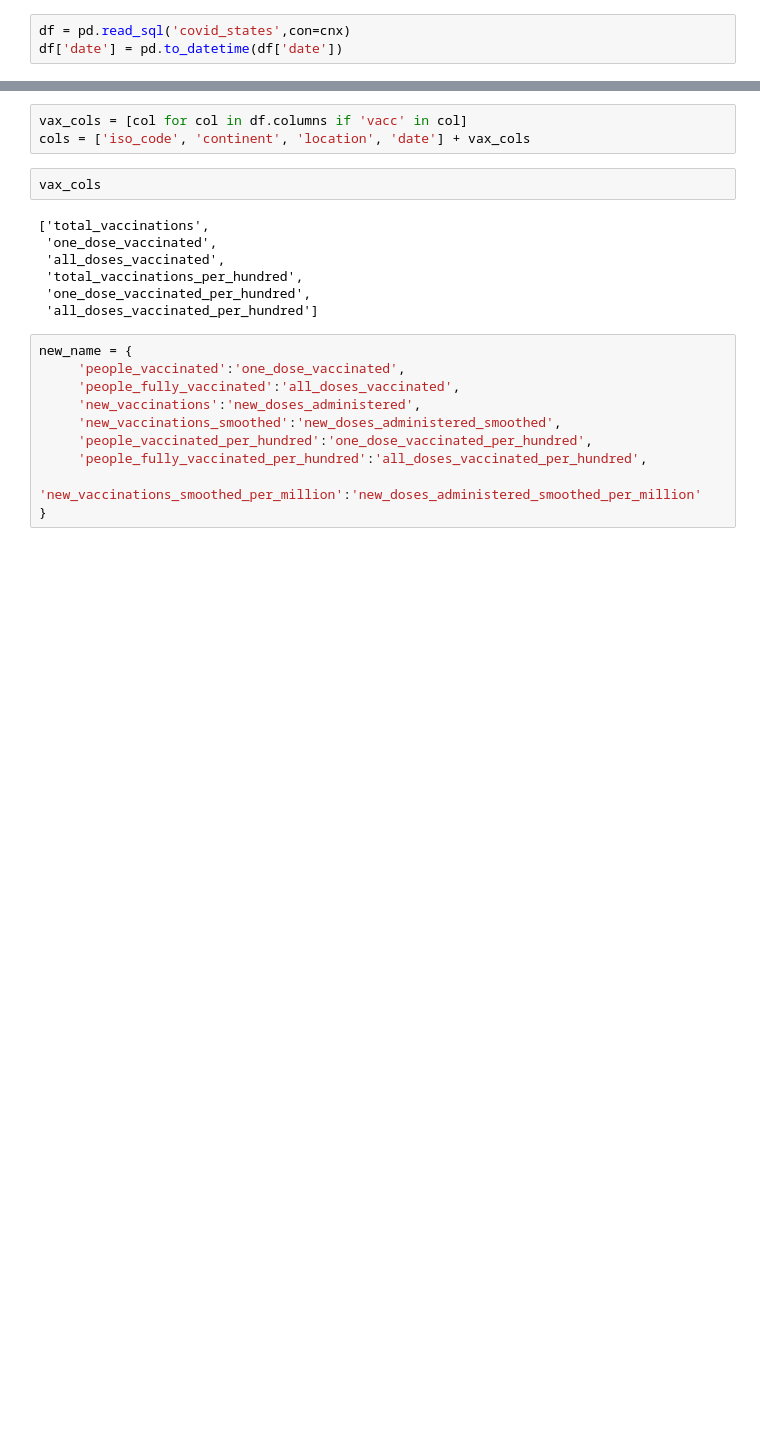
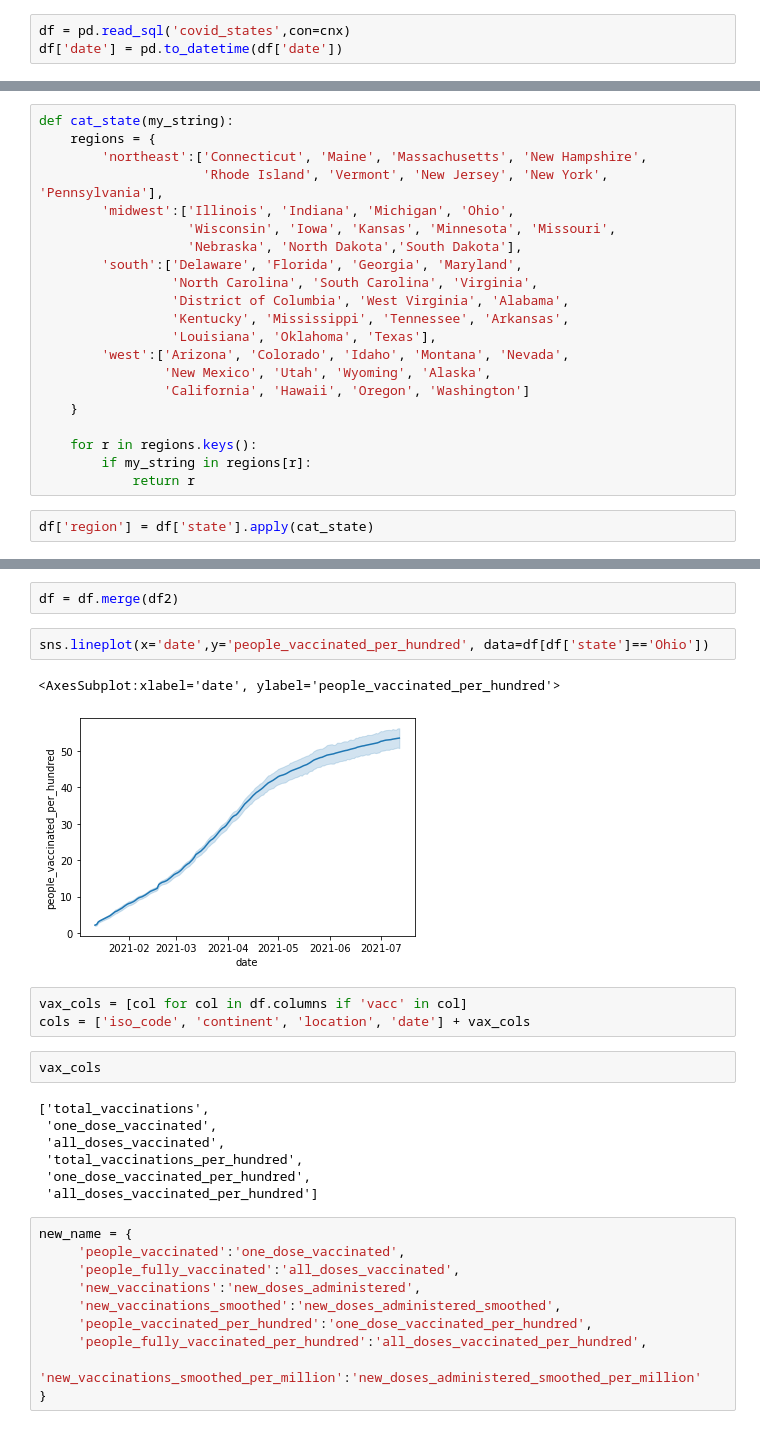
Before and after one commit to pomkos/covid_dash, a Jupyter notebook: sandbox.ipynb, the cells around one changed output, grey strips where cells are left out. Drawn from its saved outputs; the diff is of its cells as text; blank space fills up the shorter version.

Commit message:
region selector, usa vax dash

```diff
--- a/sandbox.ipynb
+++ b/sandbox.ipynb
@@ -39,0 +52,23 @@ memory usage: 2.3+ MB
+# %%
+def cat_state(my_string):
+    regions = {
+        'northeast':['Connecticut', 'Maine', 'Massachusetts', 'New Hampshire',
+                     'Rhode Island', 'Vermont', 'New Jersey', 'New York', 'Pennsylvania'],
+        'midwest':['Illinois', 'Indiana', 'Michigan', 'Ohio',
+                   'Wisconsin', 'Iowa', 'Kansas', 'Minnesota', 'Missouri',
+                   'Nebraska', 'North Dakota','South Dakota'],
+        'south':['Delaware', 'Florida', 'Georgia', 'Maryland',
+                 'North Carolina', 'South Carolina', 'Virginia',
+                 'District of Columbia', 'West Virginia', 'Alabama',
+                 'Kentucky', 'Mississippi', 'Tennessee', 'Arkansas',
+                 'Louisiana', 'Oklahoma', 'Texas'],
+        'west':['Arizona', 'Colorado', 'Idaho', 'Montana', 'Nevada',
+                'New Mexico', 'Utah', 'Wyoming', 'Alaska',
+                'California', 'Hawaii', 'Oregon', 'Washington']
+    }
+
+    for r in regions.keys():
+        if my_string in regions[r]:
+            return r
+# %%
+df['region'] = df['state'].apply(cat_state)
@@ -40,3 +171,10 @@ memory usage: 2.3+ MB
+# %%
+df = df.merge(df2)
+# %%
+sns.lineplot(x='date',y='people_vaccinated_per_hundred', data=df[df['state']=='Ohio'])
+# %% [output]
+<AxesSubplot:xlabel='date', ylabel='people_vaccinated_per_hundred'>
+[figure, added]
 # %%
 vax_cols = [col for col in df.columns if 'vacc' in col]
 cols = ['iso_code', 'continent', 'location', 'date'] + vax_cols
```
Also changed, not shown: parts of 13 cells of this notebook, 4 other files.
